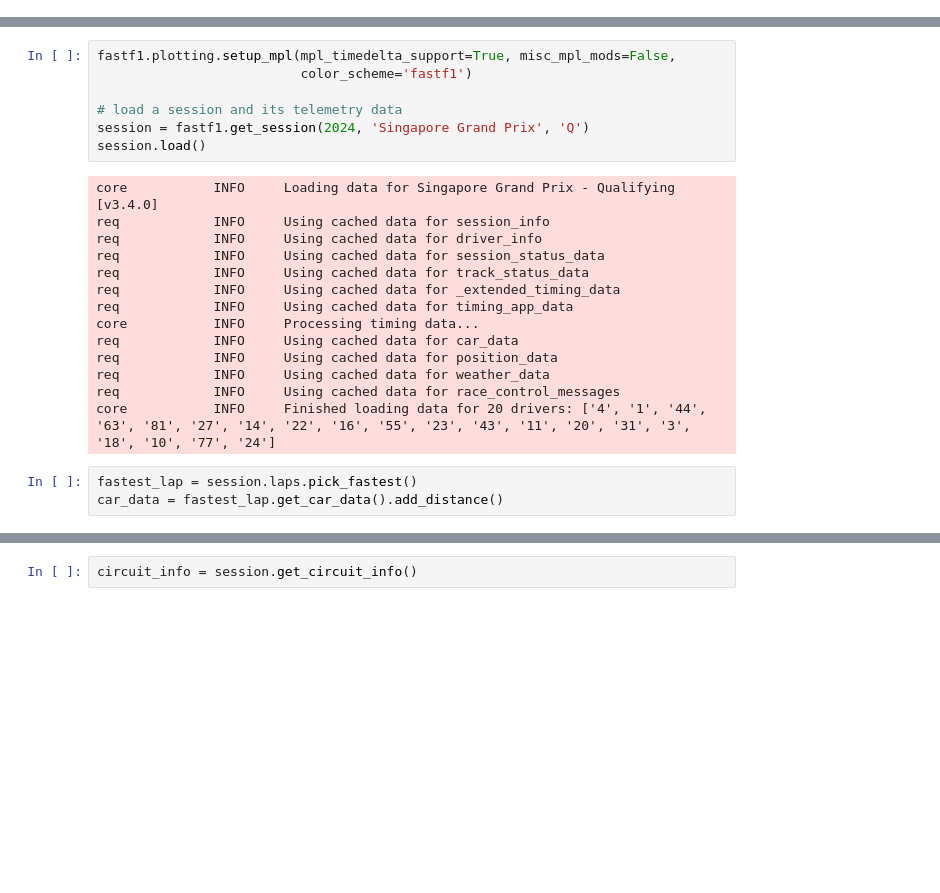
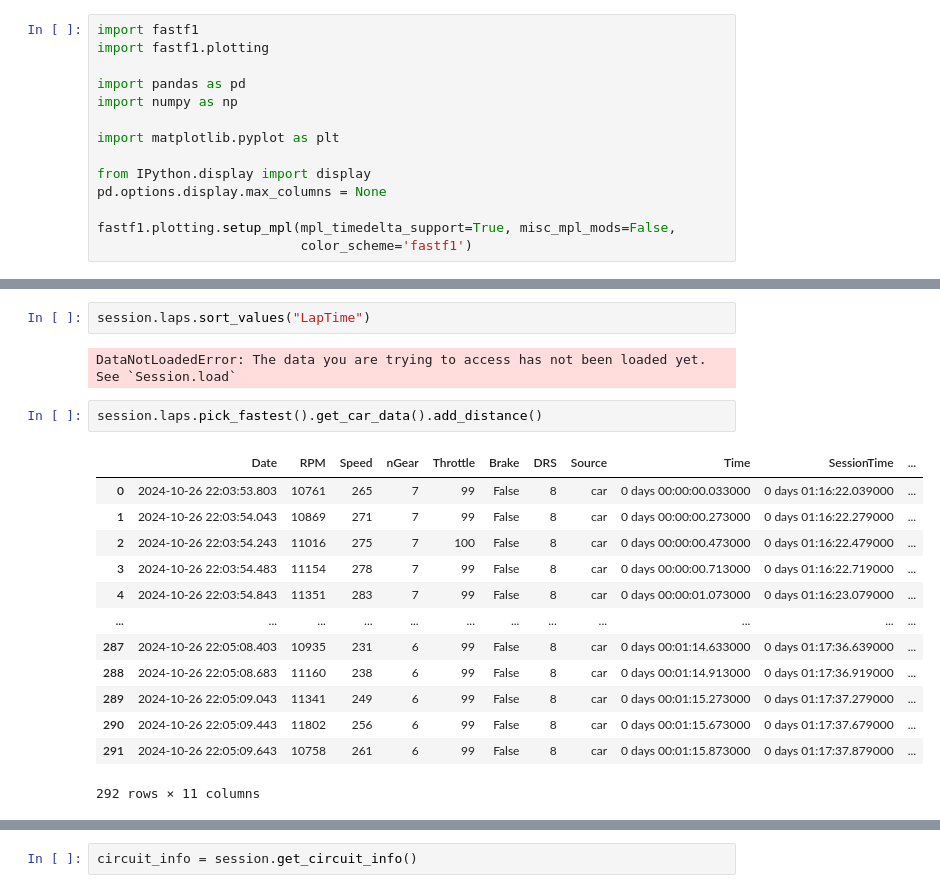
Before and after one commit to akatelync/f1-exploration, a Jupyter notebook: eda.ipynb, the cells around one changed output, grey strips where cells are left out. Saved outputs shown, nothing was run; the diff lists cells and outputs as text; blank space fills up the shorter version.

```diff
--- a/eda.ipynb
+++ b/eda.ipynb
@@ -7,0 +1,14 @@ import numpy as np
+# %%
+import fastf1
+import fastf1.plotting
+
+import pandas as pd
+import numpy as np
+
+import matplotlib.pyplot as plt
+
+from IPython.display import display
+pd.options.display.max_columns = None
+
+fastf1.plotting.setup_mpl(mpl_timedelta_support=True, misc_mpl_mods=False,
+                          color_scheme='fastf1')
@@ -136,24 +63,20 @@ Matplotlib is building the font cache; this may take a moment.
-# %%
-fastf1.plotting.setup_mpl(mpl_timedelta_support=True, misc_mpl_mods=False,
-                          color_scheme='fastf1')
-
-# load a session and its telemetry data
-session = fastf1.get_session(2024, 'Singapore Grand Prix', 'Q')
-session.load()
-# %% [output]
-core           INFO     Loading data for Singapore Grand Prix - Qualifying [v3.4.0]
-req            INFO     Using cached data for session_info
-req            INFO     Using cached data for driver_info
-req            INFO     Using cached data for session_status_data
-req            INFO     Using cached data for track_status_data
-req            INFO     Using cached data for _extended_timing_data
-req            INFO     Using cached data for timing_app_data
-core           INFO     Processing timing data...
-req            INFO     Using cached data for car_data
-req            INFO     Using cached data for position_data
-req            INFO     Using cached data for weather_data
-req            INFO     Using cached data for race_control_messages
-core           INFO     Finished loading data for 20 drivers: ['4', '1', '44', '63', '81', '27', '14', '22', '16', '55', '23', '43', '11', '20', '31', '3', '18', '10', '77', '24']
+# %%
+session.laps.sort_values("LapTime")
+# %% [output]
+DataNotLoadedError: The data you are trying to access has not been loaded yet. See `Session.load`
 # %%
-fastest_lap = session.laps.pick_fastest()
-car_data = fastest_lap.get_car_data().add_distance()
+session.laps.pick_fastest().get_car_data().add_distance()
+# %% [output]
+|  | Date | RPM | Speed | nGear | Throttle | Brake | DRS | Source | Time | SessionTime | ... |
+| 0 | 2024-10-26 22:03:53.803 | 10761 | 265 | 7 | 99 | False | 8 | car | 0 days 00:00:00.033000 | 0 days 01:16:22.039000 | ... |
+| 1 | 2024-10-26 22:03:54.043 | 10869 | 271 | 7 | 99 | False | 8 | car | 0 days 00:00:00.273000 | 0 days 01:16:22.279000 | ... |
+| 2 | 2024-10-26 22:03:54.243 | 11016 | 275 | 7 | 100 | False | 8 | car | 0 days 00:00:00.473000 | 0 days 01:16:22.479000 | ... |
+| 3 | 2024-10-26 22:03:54.483 | 11154 | 278 | 7 | 99 | False | 8 | car | 0 days 00:00:00.713000 | 0 days 01:16:22.719000 | ... |
+| 4 | 2024-10-26 22:03:54.843 | 11351 | 283 | 7 | 99 | False | 8 | car | 0 days 00:00:01.073000 | 0 days 01:16:23.079000 | ... |
+| ... | ... | ... | ... | ... | ... | ... | ... | ... | ... | ... | ... |
+| 287 | 2024-10-26 22:05:08.403 | 10935 | 231 | 6 | 99 | False | 8 | car | 0 days 00:01:14.633000 | 0 days 01:17:36.639000 | ... |
+| 288 | 2024-10-26 22:05:08.683 | 11160 | 238 | 6 | 99 | False | 8 | car | 0 days 00:01:14.913000 | 0 days 01:17:36.919000 | ... |
+| 289 | 2024-10-26 22:05:09.043 | 11341 | 249 | 6 | 99 | False | 8 | car | 0 days 00:01:15.273000 | 0 days 01:17:37.279000 | ... |
+| 290 | 2024-10-26 22:05:09.443 | 11802 | 256 | 6 | 99 | False | 8 | car | 0 days 00:01:15.673000 | 0 days 01:17:37.679000 | ... |
+| 291 | 2024-10-26 22:05:09.643 | 10758 | 261 | 6 | 99 | False | 8 | car | 0 days 00:01:15.873000 | 0 days 01:17:37.879000 | ... |
+292 rows × 11 columns
```
Also changed, not shown: parts of 29 cells of this notebook, 6 other files.
